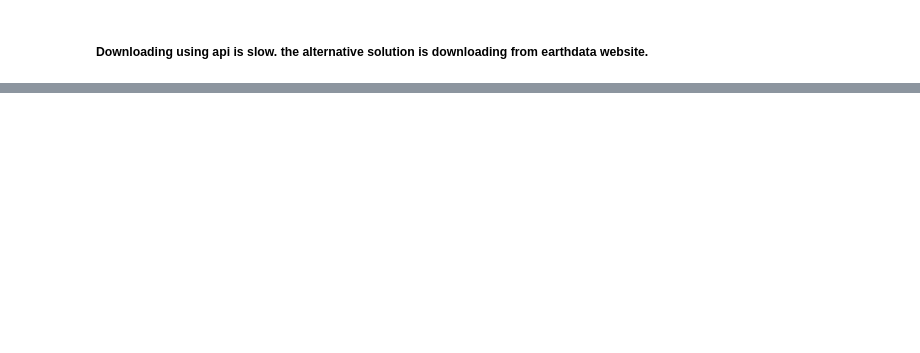
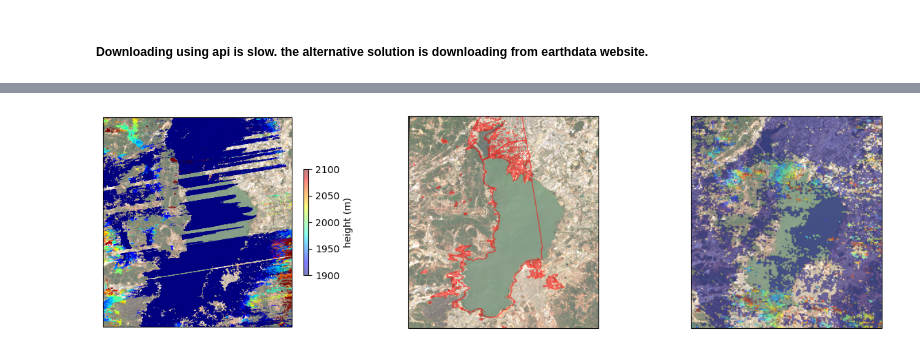
Before and after one commit to xinluo2018/Yunnan-Surface-Water, a Jupyter notebook: notebooks/1_swot_data_down.ipynb, the cells around one changed output, grey strips where cells are left out. Cells and saved outputs as stored; diff of their text form; code cells hidden in the pictures; blank space fills up the shorter version.

```diff
--- a/notebooks/1_swot_data_down.ipynb
+++ b/notebooks/1_swot_data_down.ipynb
@@ -81,0 +76,3 @@ fig.colorbar(scatter, ax=ax, shrink=0.5).set_label('height (m)')
+# %%
+path_dianchi_img = 'data/rsimg/dianchi_s2_20240415_wgs84.tif'
+src_dianchi_img = rio.open(path_dianchi_img)
@@ -81,0 +102,11 @@ fig.colorbar(scatter, ax=ax, shrink=0.5).set_label('height (m)')
+# %%
+## lakesp data
+paths_lakesp_file = glob('data/swot_l2/lakeSP/dianchi-lake/*/*.shp')
+lakesp_gpd = gpd.read_file(paths_lakesp_file[1])
+
+if (lakesp_gpd['lake_name'].values == 'DIAN CHI').any():
+    ids_nondata = np.where(lakesp_gpd['geometry'].is_empty)[0] ## remove geometries with no data
+    lakesp_gpd_ = lakesp_gpd[lakesp_gpd['geometry'] != None]
+else:
+    print('No DIAN CHI lake found in lakesp data!')
+lakesp_gpd_.head(2)
@@ -81,0 +118,5 @@ fig.colorbar(scatter, ax=ax, shrink=0.5).set_label('height (m)')
+# %%
+## raster data
+paths_raster_file = glob('data/swot_l2/raster/dianchi-lake/*.nc')
+raster_nc = xr.open_dataset(paths_raster_file[10])
+raster_nc
@@ -82,2 +141,34 @@ fig.colorbar(scatter, ax=ax, shrink=0.5).set_label('height (m)')
+# %%
+## Mask to get good water pixels
+proj_wgs84 = ccrs.PlateCarree()
+extent = [102.50, 102.85, 24.65, 25.04]  # [left, right, bottom, top]
+fig, ax = plt.subplots(1, 3, figsize=(15, 4), subplot_kw={'projection': proj_wgs84})
+
+### 1. pixel cloud data
+ids_mask = np.where((pixc_nc.classification.values > 2) & (pixc_nc.geolocation_qual.values <= 64))[0]
+scatter = ax[0].scatter(x=pixc_nc.longitude[ids_mask], y=pixc_nc.latitude[ids_mask],
+                     c=pixc_nc.height[ids_mask], cmap='jet',
+                     vmin=1900, vmax=2100,
+                     alpha=0.5, s=1, edgecolors='none')
+show(src_dianchi_img, ax=ax[0], indexes=[3,2,1], percent_range=[5,95])
+ax[0].set_extent(extent, crs=proj_wgs84)
+fig.colorbar(scatter, ax=ax[0], shrink=0.5).set_label('height (m)')
+
+### 2. lakesp data
+lakesp_gpd_.plot(ax=ax[1], color='none', edgecolor='red', alpha=0.5)
+show(src_dianchi_img, ax=ax[1], indexes=[3,2,1], percent_range=[5,95])
+# ax[1].set_extent([102.50, 102.85, 24.65, 25.04], crs=proj_wgs84)
+ax[1].set_extent(extent, crs=proj_wgs84)
+
+### 3. raster data
+left, right =  raster_nc['longitude'].min(), raster_nc['longitude'].max()
+bottom, top = raster_nc['latitude'].min(), raster_nc['latitude'].max()
+extent_data = [left, right, bottom, top]
+show(src_dianchi_img, ax=ax[2], indexes=[3,2,1], percent_range=[5,95])
+ax[2].imshow(raster_nc.wse,  extent=extent_data, cmap='jet', vmin=1900, vmax=2100, alpha=0.5)
+# ax[2].set_extent([102.50, 102.85, 24.65, 25.04], crs=proj_wgs84)
+ax[2].set_extent(extent, crs=proj_wgs84)
+# %% [output]
+[figure, added]
 # %% [markdown]
 <!-- ##### 2. swot_l2_hr_raster data (to compare with pixc data.) -->
```
Also changed, not shown: parts of 9 cells of this notebook, 26 other files.
